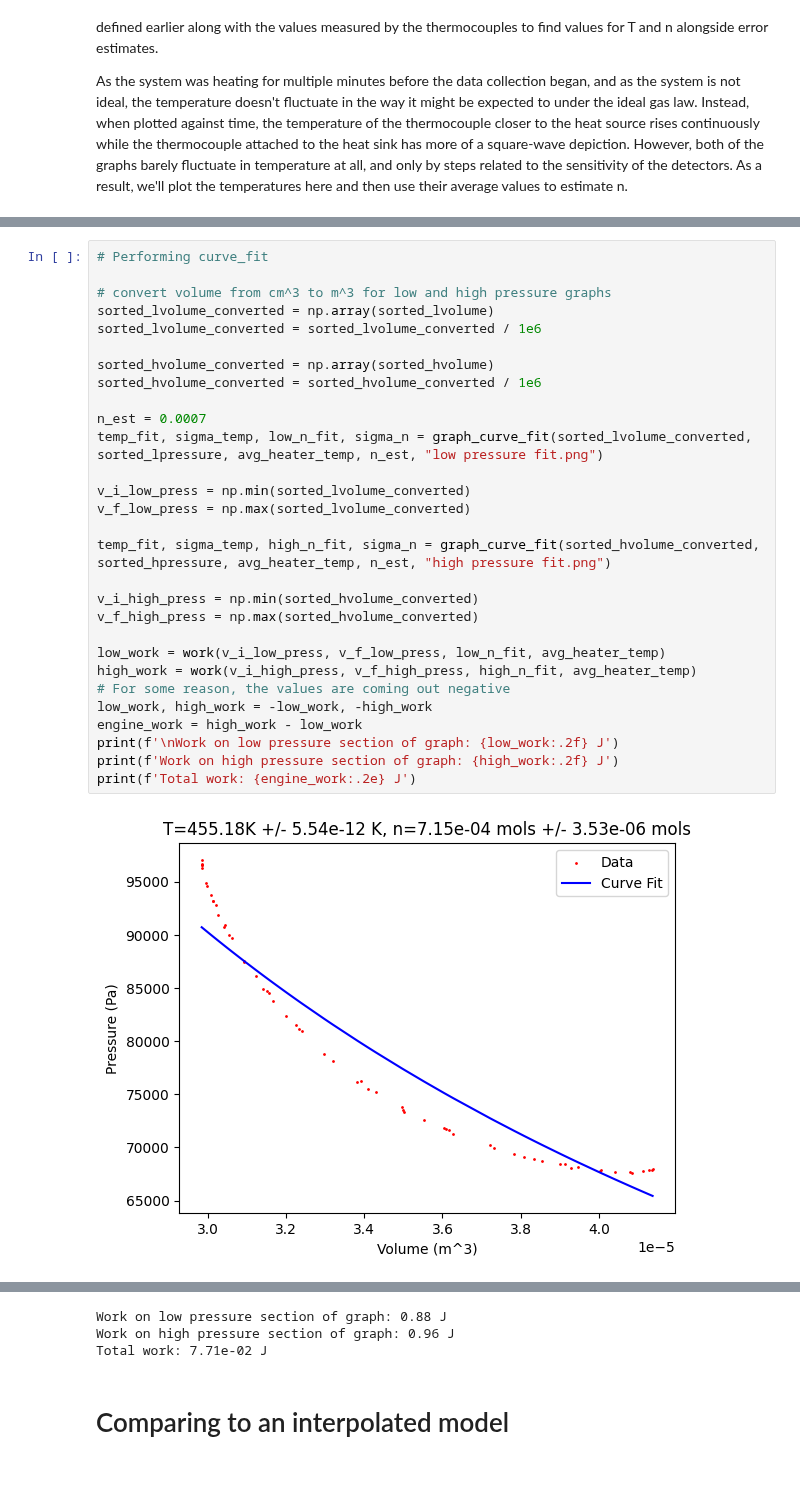
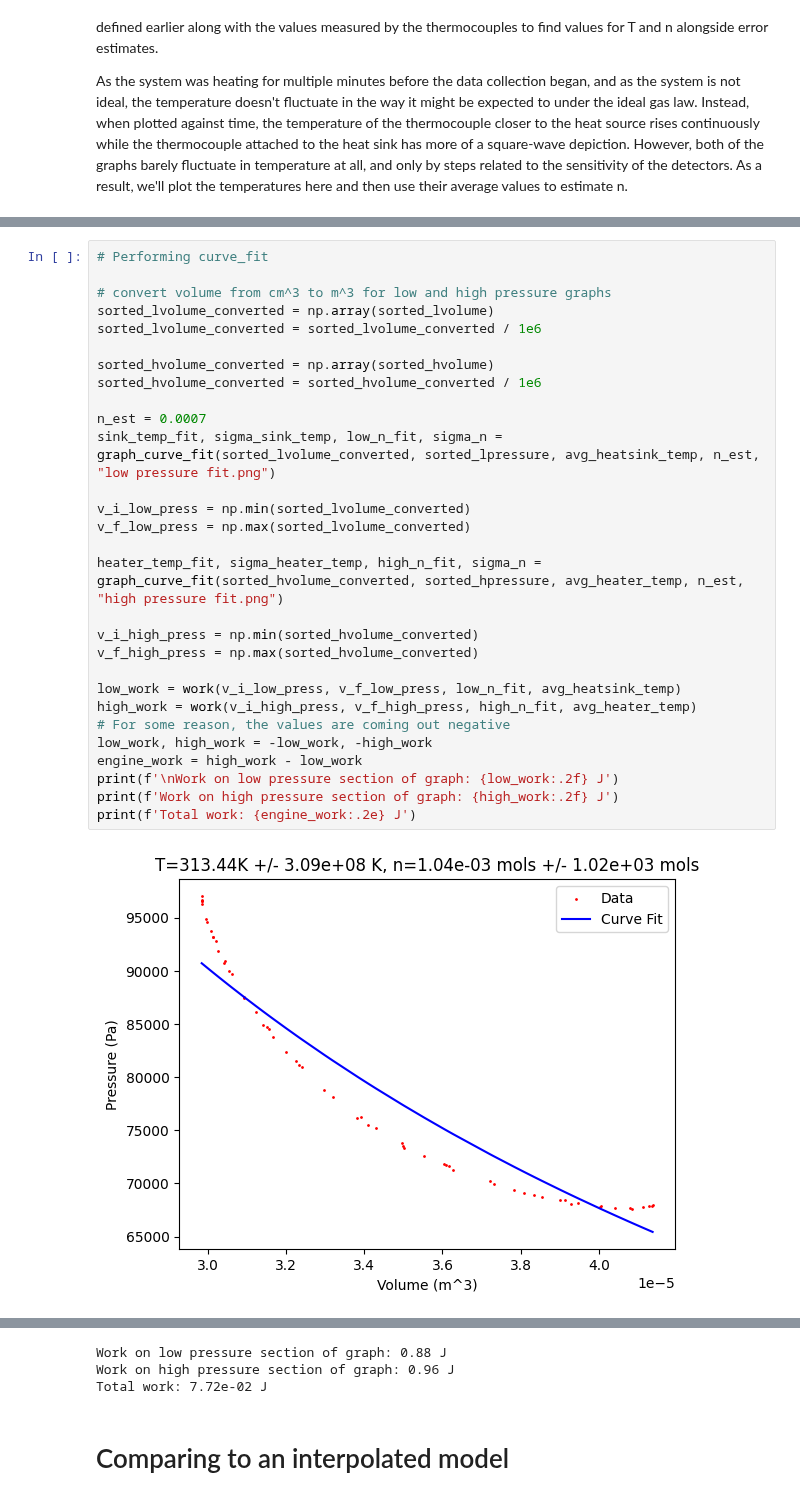
Before and after one commit to maraMaraschino/Adv-Lab, a Jupyter notebook: Stirling Engine/Lab/stirling-engine.ipynb, the cells around one changed output, grey strips where cells are left out. Cells and saved outputs as stored; diff of their text form.

```diff
--- a/Stirling Engine/Lab/stirling-engine.ipynb
+++ b/Stirling Engine/Lab/stirling-engine.ipynb
@@ -175,38 +183,38 @@ plt.show()
 # %%
 # Performing curve_fit
 
 # convert volume from cm^3 to m^3 for low and high pressure graphs
 sorted_lvolume_converted = np.array(sorted_lvolume)
 sorted_lvolume_converted = sorted_lvolume_converted / 1e6
 
 sorted_hvolume_converted = np.array(sorted_hvolume)
 sorted_hvolume_converted = sorted_hvolume_converted / 1e6
 
 n_est = 0.0007
-temp_fit, sigma_temp, low_n_fit, sigma_n = graph_curve_fit(sorted_lvolume_converted, sorted_lpressure, avg_heater_temp, n_est, "low pressure fit.png")
+sink_temp_fit, sigma_sink_temp, low_n_fit, sigma_n = graph_curve_fit(sorted_lvolume_converted, sorted_lpressure, avg_heatsink_temp, n_est, "low pressure fit.png")
 
 v_i_low_press = np.min(sorted_lvolume_converted)
 v_f_low_press = np.max(sorted_lvolume_converted)
 
-temp_fit, sigma_temp, high_n_fit, sigma_n = graph_curve_fit(sorted_hvolume_converted, sorted_hpressure, avg_heater_temp, n_est, "high pressure fit.png")
+heater_temp_fit, sigma_heater_temp, high_n_fit, sigma_n = graph_curve_fit(sorted_hvolume_converted, sorted_hpressure, avg_heater_temp, n_est, "high pressure fit.png")
 
 v_i_high_press = np.min(sorted_hvolume_converted)
 v_f_high_press = np.max(sorted_hvolume_converted)
 
-low_work = work(v_i_low_press, v_f_low_press, low_n_fit, avg_heater_temp)
+low_work = work(v_i_low_press, v_f_low_press, low_n_fit, avg_heatsink_temp)
 high_work = work(v_i_high_press, v_f_high_press, high_n_fit, avg_heater_temp)
 # For some reason, the values are coming out negative
 low_work, high_work = -low_work, -high_work
 engine_work = high_work - low_work
 print(f'\nWork on low pressure section of graph: {low_work:.2f} J')
 print(f'Work on high pressure section of graph: {high_work:.2f} J')
 print(f'Total work: {engine_work:.2e} J')
 # %% [output]
-[figure, old version]
+[figure, new version]
 [figure]
 Work on low pressure section of graph: 0.88 J
 Work on high pressure section of graph: 0.96 J
-Total work: 7.71e-02 J
+Total work: 7.72e-02 J
 # %% [markdown]
 # Comparing to an interpolated model
 # %%
```
Also changed, not shown: parts of 4 cells of this notebook, 2 other files.
